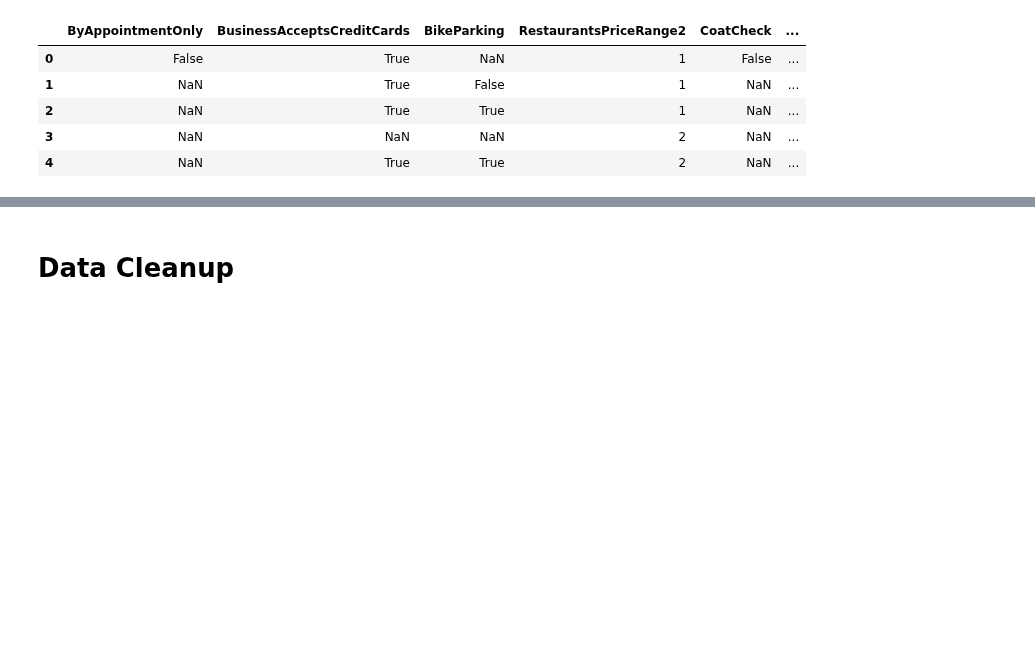
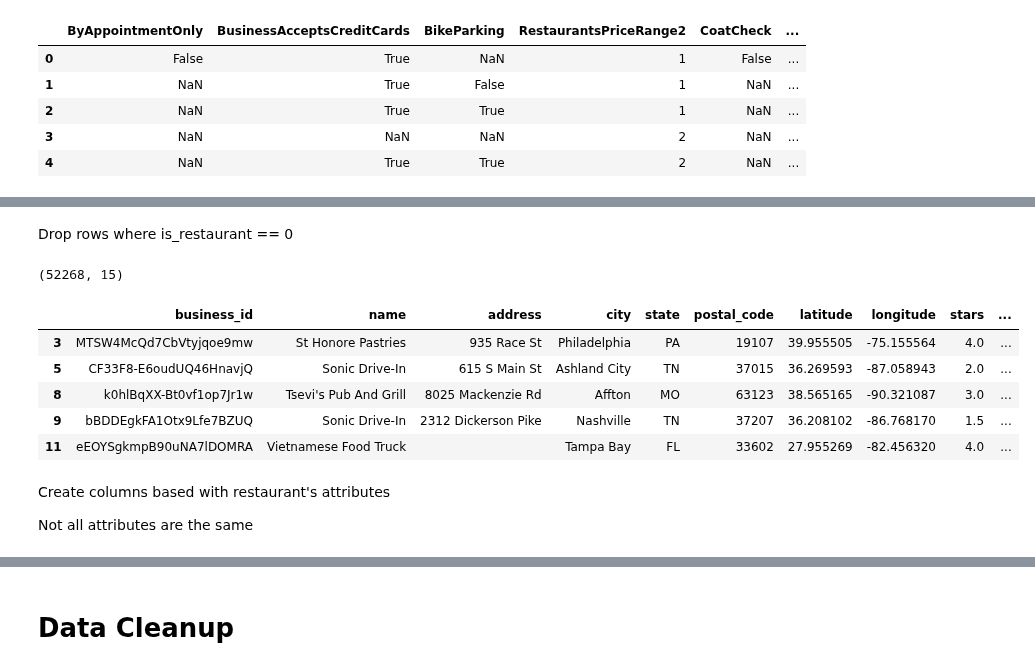
Before and after one commit to jmohsbeck1/jpmc_mle, a Jupyter notebook: Copy_of_JMCopy_of_DataDazzlers_DineOracle.ipynb, the cells around one changed output, grey strips where cells are left out. Saved outputs shown, nothing was run; the diff lists cells and outputs as text; code cells hidden in the pictures; blank space fills up the shorter version.

```diff
--- a/Copy_of_JMCopy_of_DataDazzlers_DineOracle.ipynb
+++ b/Copy_of_JMCopy_of_DataDazzlers_DineOracle.ipynb
@@ -743,0 +762,15 @@ df_restaurants.head()
+# %%
+# create is_restaurant column
+
+def load_restaurants_data2(row):
+  if row['categories'] !=None:
+    ls = row['categories'].split(",")
+    ls = [x.lower().strip() for x in ls]
+    if 'restaurants' in ls:
+      return('1')
+    else:
+      return('0')
+  else:
+      return('0')
+
+df_business['is_restaurant'] = df_business.apply(load_restaurants_data2, axis=1)
@@ -743,0 +786,21 @@ df_restaurants.head()
+# %% [markdown]
+Drop rows where is_restaurant == 0
+# %%
+df_business = df_business[df_business.is_restaurant == '1']
+# %%
+df_business.shape
+# %% [output]
+(52268, 15)
+# %%
+df_business.head()
+# %% [output]
+|  | business_id | name | address | city | state | postal_code | latitude | longitude | stars | ... |
+| 3 | MTSW4McQd7CbVtyjqoe9mw | St Honore Pastries | 935 Race St | Philadelphia | PA | 19107 | 39.955505 | -75.155564 | 4.0 | ... |
+| 5 | CF33F8-E6oudUQ46HnavjQ | Sonic Drive-In | 615 S Main St | Ashland City | TN | 37015 | 36.269593 | -87.058943 | 2.0 | ... |
+| 8 | k0hlBqXX-Bt0vf1op7Jr1w | Tsevi's Pub And Grill | 8025 Mackenzie Rd | Affton | MO | 63123 | 38.565165 | -90.321087 | 3.0 | ... |
+| 9 | bBDDEgkFA1Otx9Lfe7BZUQ | Sonic Drive-In | 2312 Dickerson Pike | Nashville | TN | 37207 | 36.208102 | -86.768170 | 1.5 | ... |
+| 11 | eEOYSgkmpB90uNA7lDOMRA | Vietnamese Food Truck |  | Tampa Bay | FL | 33602 | 27.955269 | -82.456320 | 4.0 | ... |
+# %% [markdown]
+Create columns based with restaurant's attributes
+
+Not all attributes are the same
```
Also changed, not shown: parts of 11 cells of this notebook.
